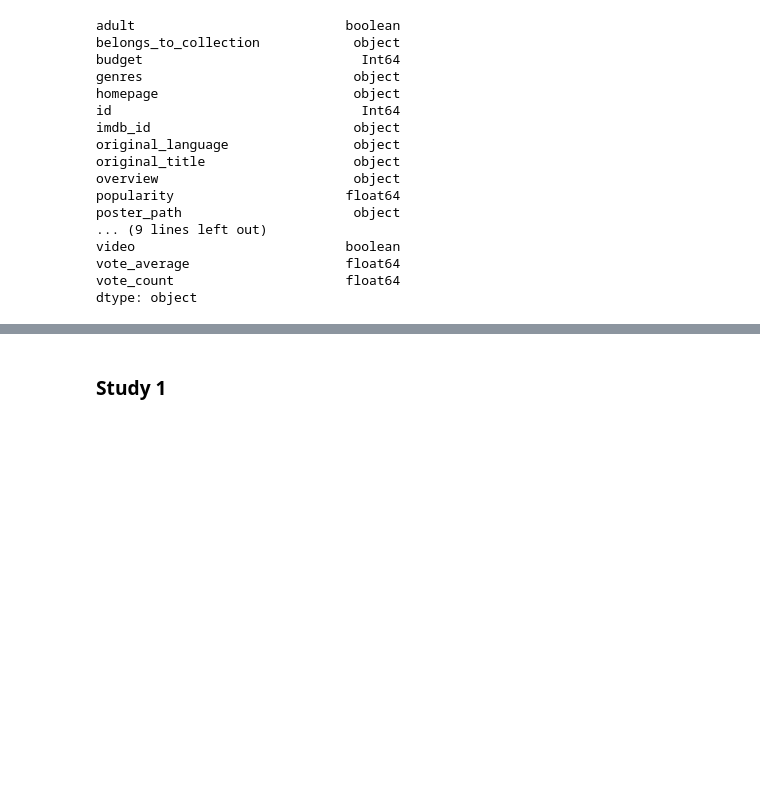
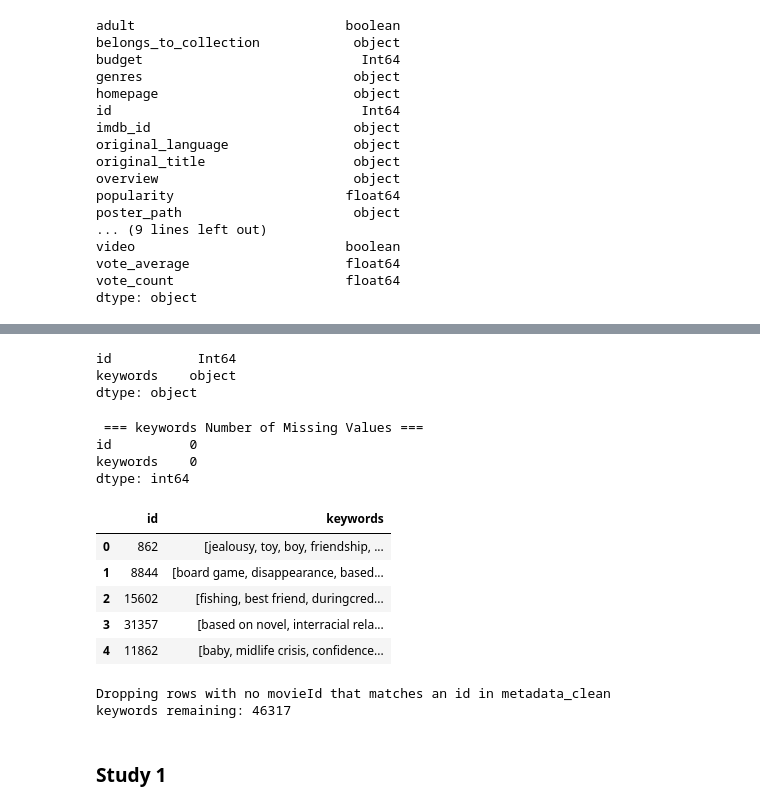
Before and after one commit to jvdlopes/CSI4142_A4, a Jupyter notebook: a4.ipynb, the cells around one changed output, grey strips where cells are left out. Cells and saved outputs as stored; diff of their text form; code cells hidden in the pictures; blank space fills up the shorter version.

Commit message:
initial cleaning done

```diff
--- a/a4.ipynb
+++ b/a4.ipynb
@@ -750,3 +797,55 @@ Valid JSON.
+# %%
+# Columns in terms of appropriate dtype
+
+keywords_int_cols = ['id']
+keywords_list_cols = [
+    'keywords',
+    ]
+# %%
+keywords_converted_DF = keywordsDF.copy()
+
+# int
+for col in keywords_int_cols:
+    keywords_converted_DF[col] = pd.to_numeric(keywordsDF[col], errors='coerce').astype('Int64')
+
+# list
+for col in keywords_list_cols:
+    keywords_converted_DF[col] = keywordsDF[col].apply(json_to_list)
+
+# verify
+print(keywords_converted_DF.dtypes)
+# %% [output]
+id           Int64
+keywords    object
+dtype: object
+# %%
+print('\n === keywords Number of Missing Values === ')
+print(keywords_converted_DF.isna().sum())
+# %% [output]
+ === keywords Number of Missing Values ===
+id          0
+keywords    0
+dtype: int64
+# %%
+keywords_converted_DF.head()
+# %% [output]
+|  | id | keywords |
+| 0 | 862 | [jealousy, toy, boy, friendship, ... |
+| 1 | 8844 | [board game, disappearance, based... |
+| 2 | 15602 | [fishing, best friend, duringcred... |
+| 3 | 31357 | [based on novel, interracial rela... |
+| 4 | 11862 | [baby, midlife crisis, confidence... |
+# %%
+# clean keywords
+
+# run filter to only keep rows where id exists in metadata_clean['id']
+print('Dropping rows with no movieId that matches an id in metadata_clean')
+keywords_clean = keywords_converted_DF[keywords_converted_DF['id'].isin(metadata_clean['id'])]
+
+print(f"keywords remaining: {len(keywords_clean)}")
+# %% [output]
+Dropping rows with no movieId that matches an id in metadata_clean
+keywords remaining: 46317
 # %% [markdown]
 ### Study 1
 # %% [markdown]
```
Also changed, not shown: parts of 48 cells of this notebook.
